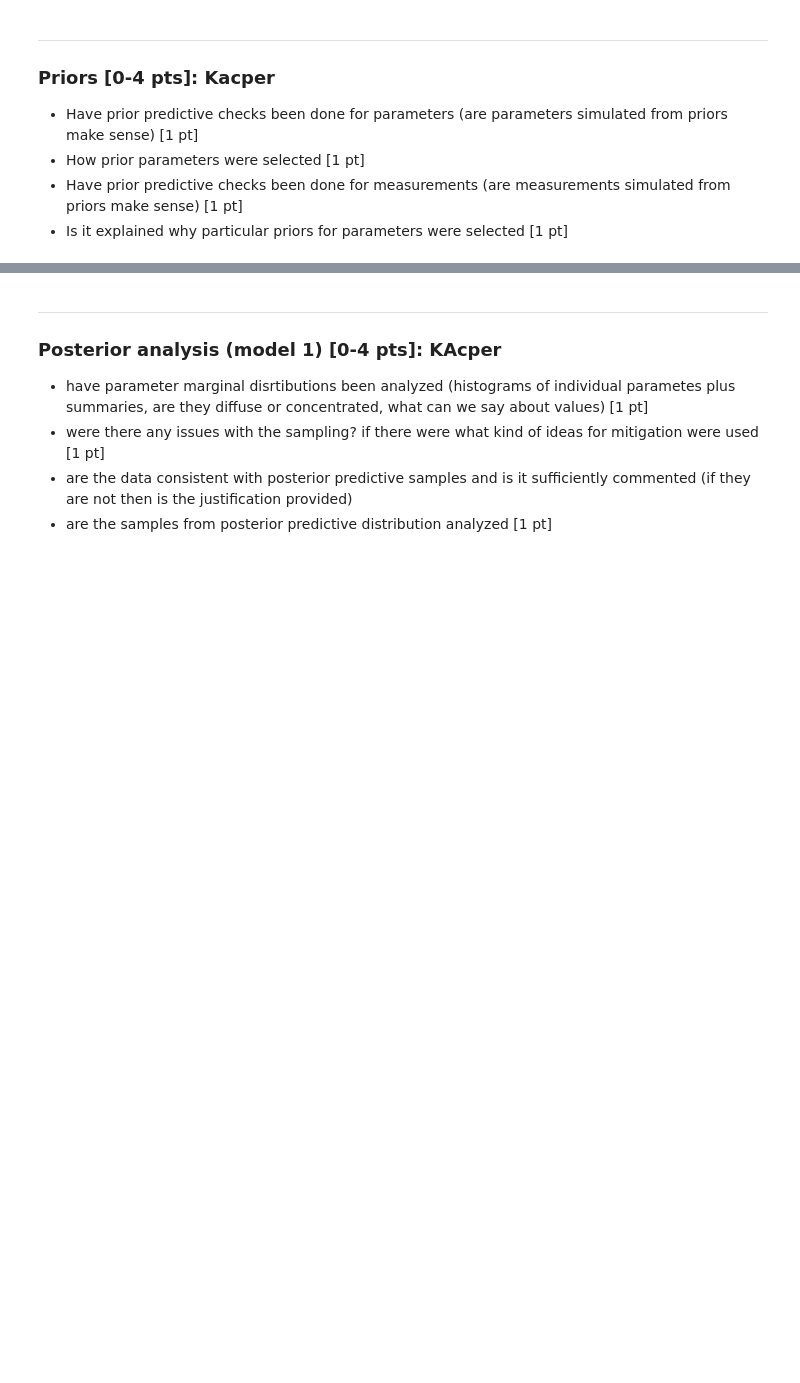
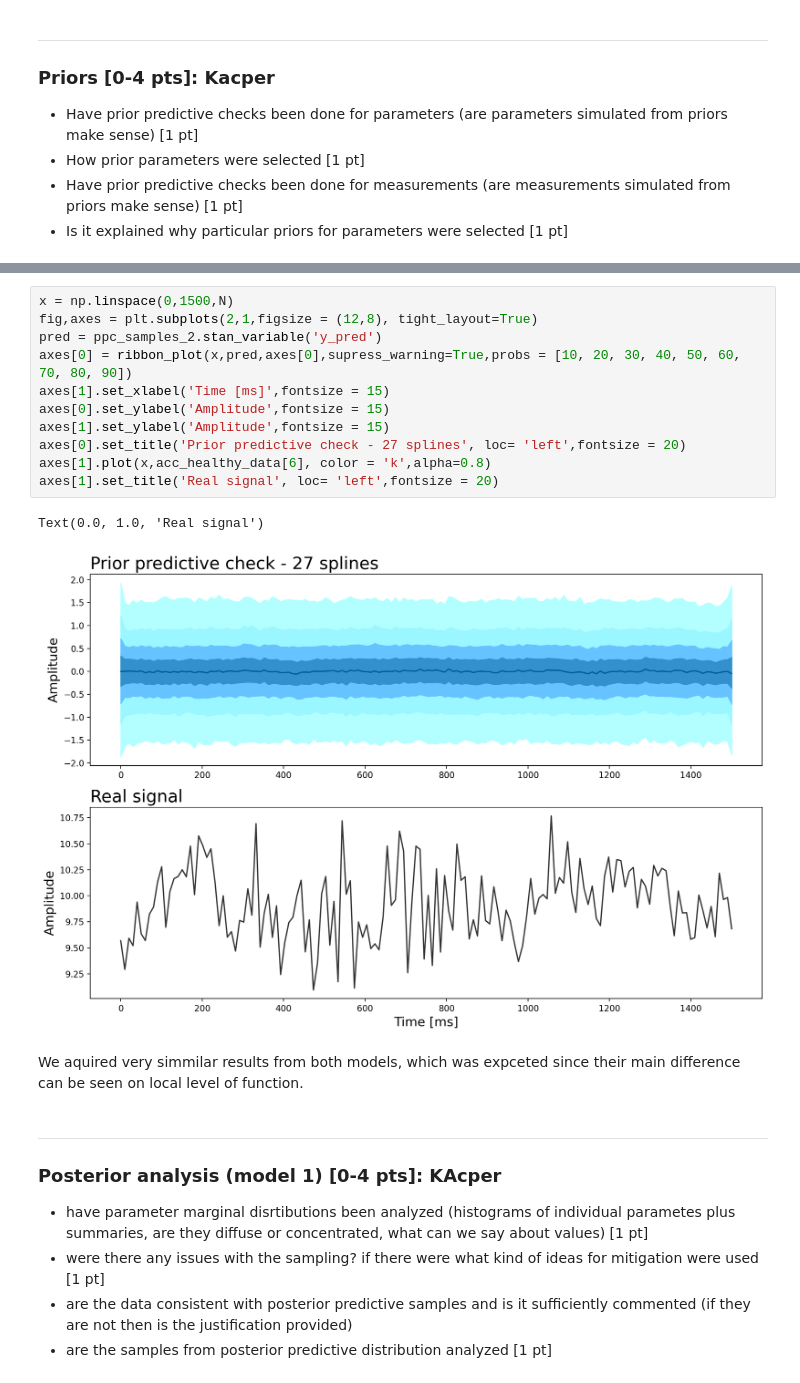
Before and after one commit to AiR-ISZ-Gr1/drones_prediction, a Jupyter notebook: final.ipynb, the cells around one changed output, grey strips where cells are left out. Cells and saved outputs as stored; diff of their text form; blank space fills up the shorter version.

```diff
--- a/final.ipynb
+++ b/final.ipynb
@@ -266,3 +336,19 @@ axes.plot(x,acc_healthy_data[1], color = 'k',alpha=0.8)
+# %%
+x = np.linspace(0,1500,N)
+fig,axes = plt.subplots(2,1,figsize = (12,8), tight_layout=True)
+pred = ppc_samples_2.stan_variable('y_pred')
+axes[0] = ribbon_plot(x,pred,axes[0],supress_warning=True,probs = [10, 20, 30, 40, 50, 60, 70, 80, 90])
+axes[1].set_xlabel('Time [ms]',fontsize = 15)
+axes[0].set_ylabel('Amplitude',fontsize = 15)
+axes[1].set_ylabel('Amplitude',fontsize = 15)
+axes[0].set_title('Prior predictive check - 27 splines', loc= 'left',fontsize = 20)
+axes[1].plot(x,acc_healthy_data[6], color = 'k',alpha=0.8)
+axes[1].set_title('Real signal', loc= 'left',fontsize = 20)
+# %% [output]
+Text(0.0, 1.0, 'Real signal')
+[figure, added]
+# %% [markdown]
+We aquired very simmilar results from both models, which was expceted since their main difference can be seen on local level of function.
 # %% [markdown]
 ---
 ### Posterior analysis (model 1) [0-4 pts]: KAcper
```
Also changed, not shown: parts of 23 cells of this notebook, 10 other files.
